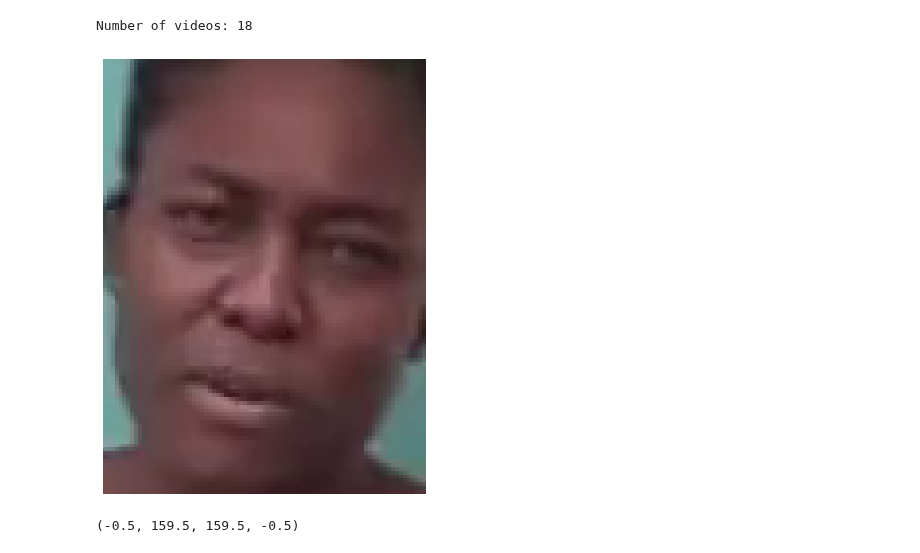
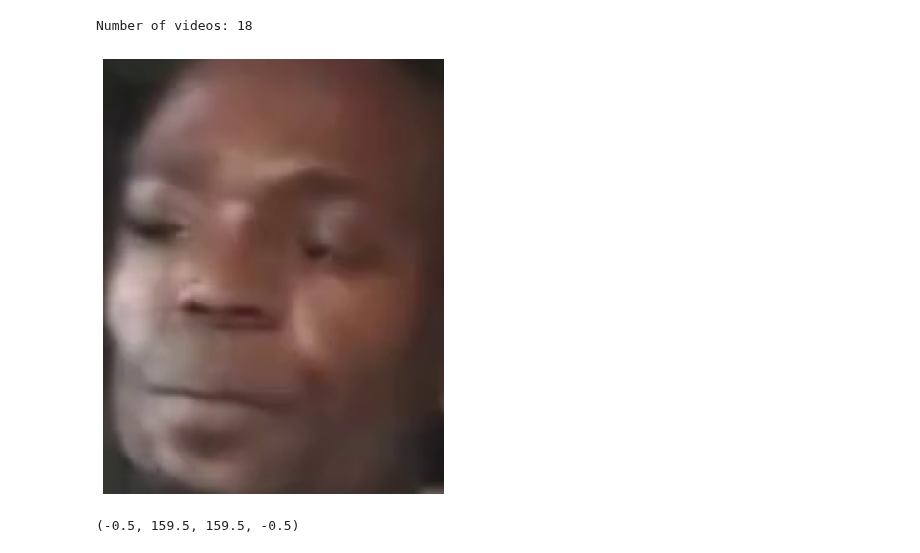
Before and after one commit to AT100/cmpt733-deepfake-detection, a Jupyter notebook: image_preprocessing.ipynb, the cells around one changed output. Drawn from its saved outputs; the diff is of its cells as text; code cells hidden in the pictures.

Commit message:
test0

```diff
--- a/image_preprocessing.ipynb
+++ b/image_preprocessing.ipynb
@@ -142,36 +142,36 @@ print("Number of videos:", len(videopaths))
 # %% [output]
 Number of videos: 18
 # %%
-i = 0
+i = 13
 num = str(i)
 
 v_cap = cv2.VideoCapture(videopaths[i])
 _, frame = v_cap.read()
 frame = cv2.cvtColor(frame, cv2.COLOR_BGR2RGB)
 new_frame = Image.fromarray(frame)
 
 plt.figure(figsize=(12, 8))
 plt.imshow(new_frame)
 plt.axis('off')
 
 mtcnn = MTCNN(select_largest=False, keep_all=True, post_process=False)#select_largest=False, device='cuda')
 test = mtcnn(new_frame)
 
 # detect faces in the image
 faces = mtcnn.detect(new_frame)
 
 if test is None:
     print("Unable to identify face")
 else:
     for each in faces[0]:
         each1 = each.tolist()
         x, y, w, h  = each1
         detected_face = frame[int(y):int(h), int(x):int(w)]
         plt.imshow(detected_face)
-        savepath = CURR_DIR + '/dataset/test_images/test' + num + '.png'
+        savepath = CURR_DIR + '/dataset/test_images/test' + num + '.jpg'
         plt.imsave(savepath, detected_face)
 # %% [output]
-[figure, old version]
+[figure, new version]
 # %%
 # there can be a few faces identified, so this will need to be adjusted
 # plt.imshow(face.squeeze().permute(1,2,0).int().numpy())
```
Also changed, not shown: 6 other files.
